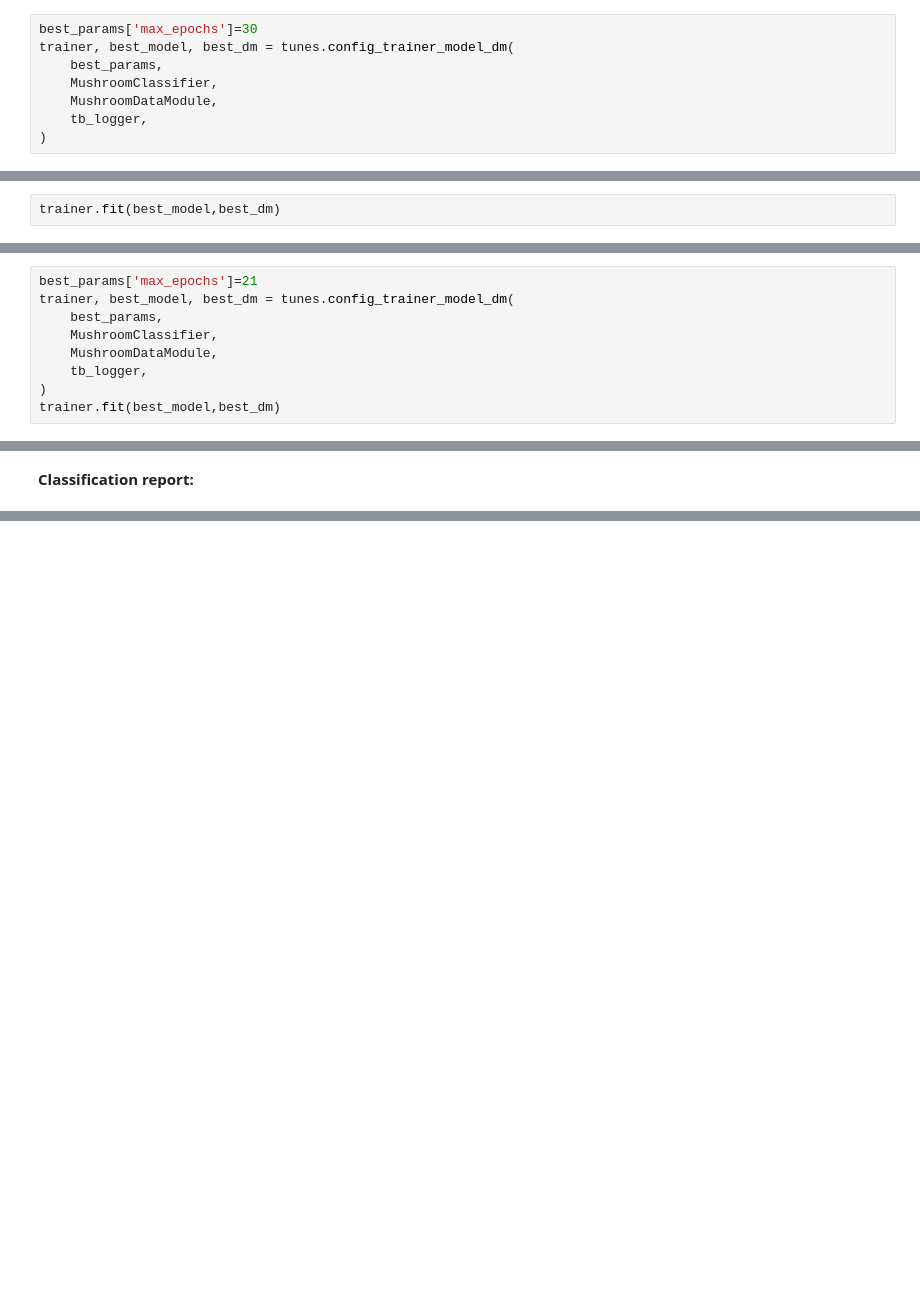
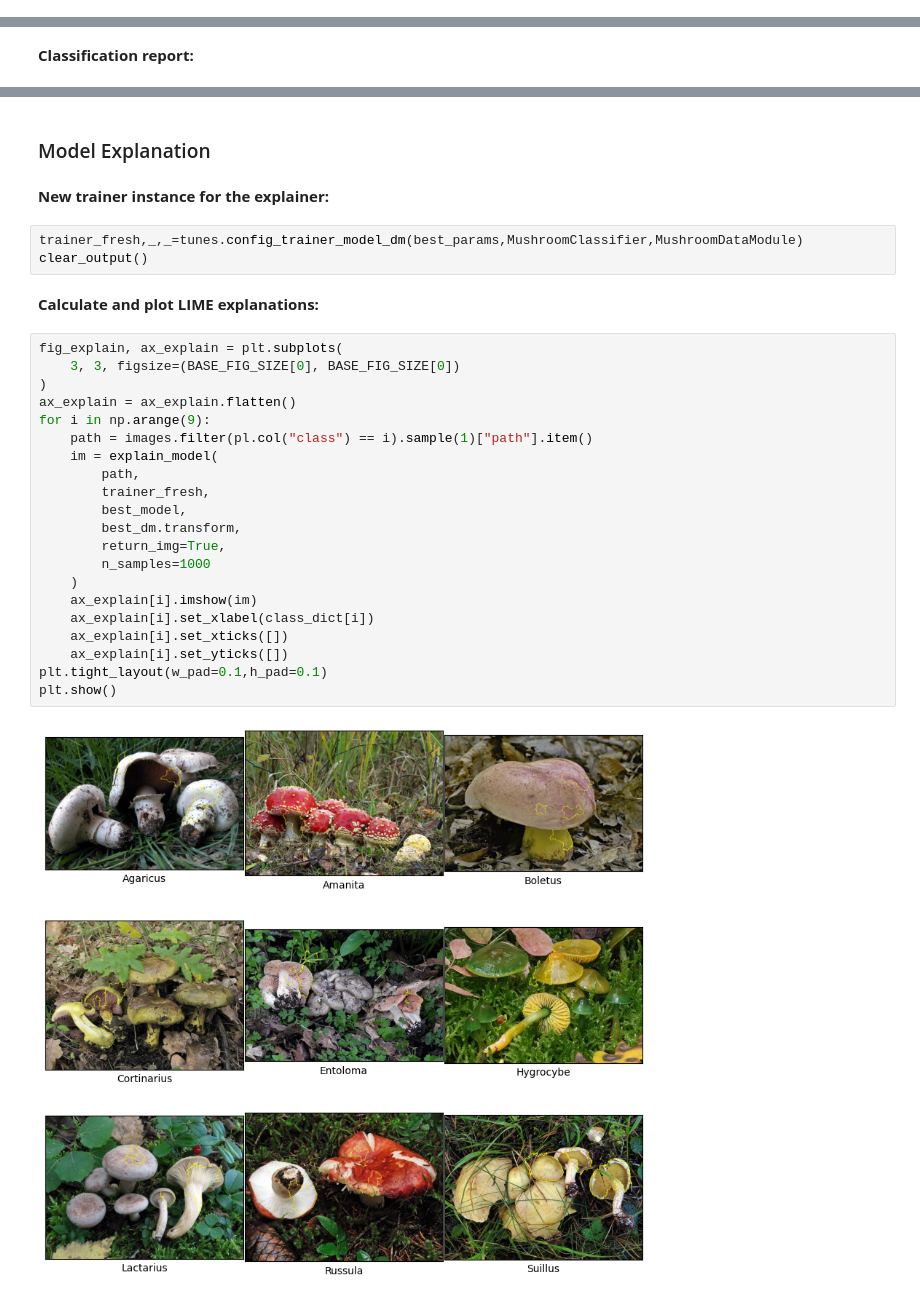
Before and after one commit to gediminas-skvarnavicius/mushroom-classifier, a Jupyter notebook: mushroom_analysis.ipynb, the cells around one changed output, grey strips where cells are left out. Cells and saved outputs as stored; diff of their text form; blank space fills up the shorter version.

Commit message:
explainer finished

```diff
--- a/mushroom_analysis.ipynb
+++ b/mushroom_analysis.ipynb
@@ -252,8 +305,0 @@ best_params
-# %%
-best_params['max_epochs']=30
-trainer, best_model, best_dm = tunes.config_trainer_model_dm(
-    best_params,
-    MushroomClassifier,
-    MushroomDataModule,
-    tb_logger,
-)
@@ -267,2 +305,0 @@ HPU available: False, using: 0 HPUs
-# %%
-trainer.fit(best_model,best_dm)
@@ -287,9 +305,0 @@ LOCAL_RANK: 0 - CUDA_VISIBLE_DEVICES: [0]
-# %%
-best_params['max_epochs']=21
-trainer, best_model, best_dm = tunes.config_trainer_model_dm(
-    best_params,
-    MushroomClassifier,
-    MushroomDataModule,
-    tb_logger,
-)
-trainer.fit(best_model,best_dm)
@@ -375,0 +363,32 @@ weighted avg       0.84      0.84      0.84      1343
+# %% [markdown]
+### Model Explanation
+# %% [markdown]
+**New trainer instance for the explainer:**
+# %%
+trainer_fresh,_,_=tunes.config_trainer_model_dm(best_params,MushroomClassifier,MushroomDataModule)
+clear_output()
+# %% [markdown]
+**Calculate and plot LIME explanations:**
+# %%
+fig_explain, ax_explain = plt.subplots(
+    3, 3, figsize=(BASE_FIG_SIZE[0], BASE_FIG_SIZE[0])
+)
+ax_explain = ax_explain.flatten()
+for i in np.arange(9):
+    path = images.filter(pl.col("class") == i).sample(1)["path"].item()
+    im = explain_model(
+        path,
+        trainer_fresh,
+        best_model,
+        best_dm.transform,
+        return_img=True,
+        n_samples=1000
+    )
+    ax_explain[i].imshow(im)
+    ax_explain[i].set_xlabel(class_dict[i])
+    ax_explain[i].set_xticks([])
+    ax_explain[i].set_yticks([])
+plt.tight_layout(w_pad=0.1,h_pad=0.1)
+plt.show()
+# %% [output]
+[figure, added]
```
Also changed, not shown: parts of 31 cells of this notebook, 15 other files.
